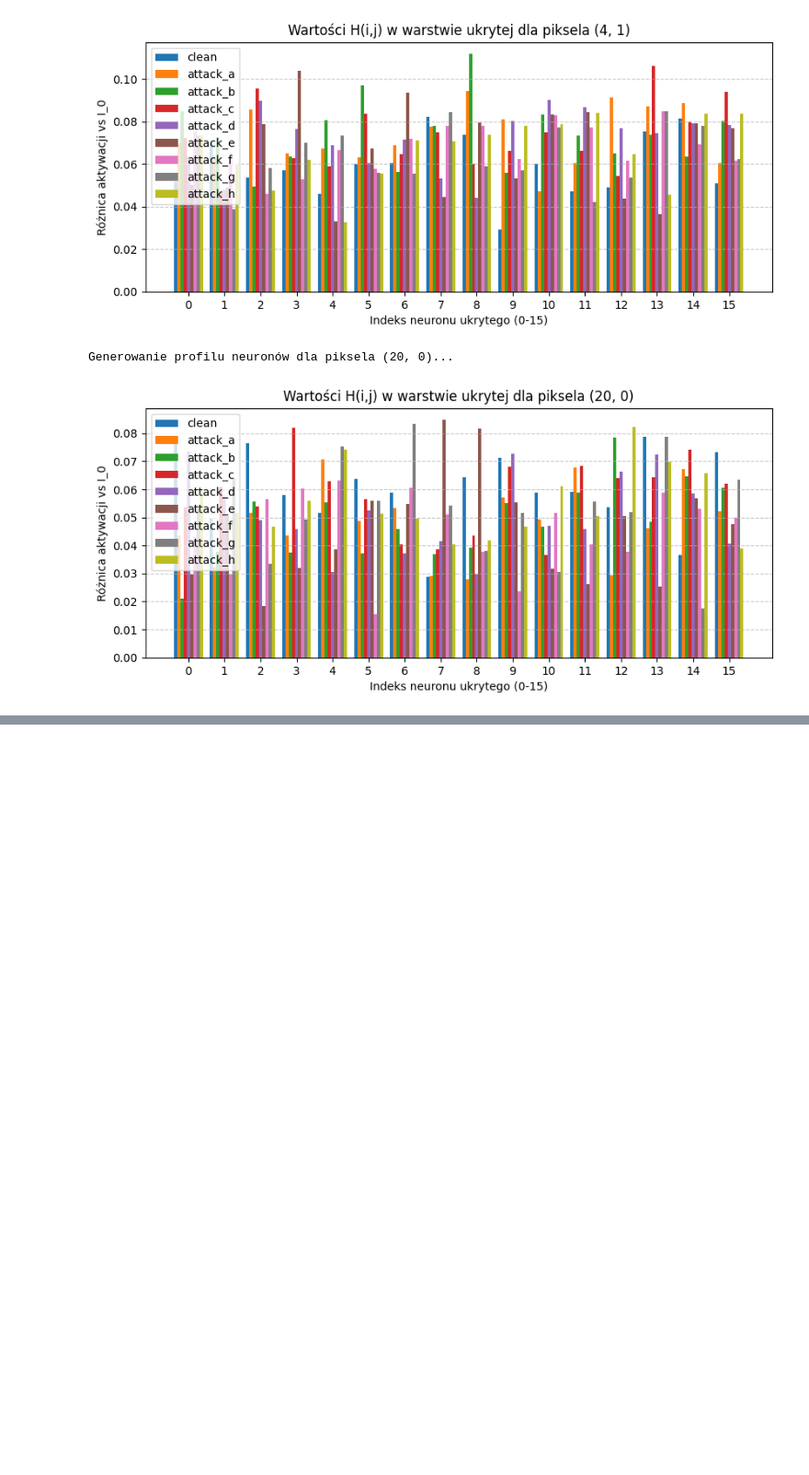
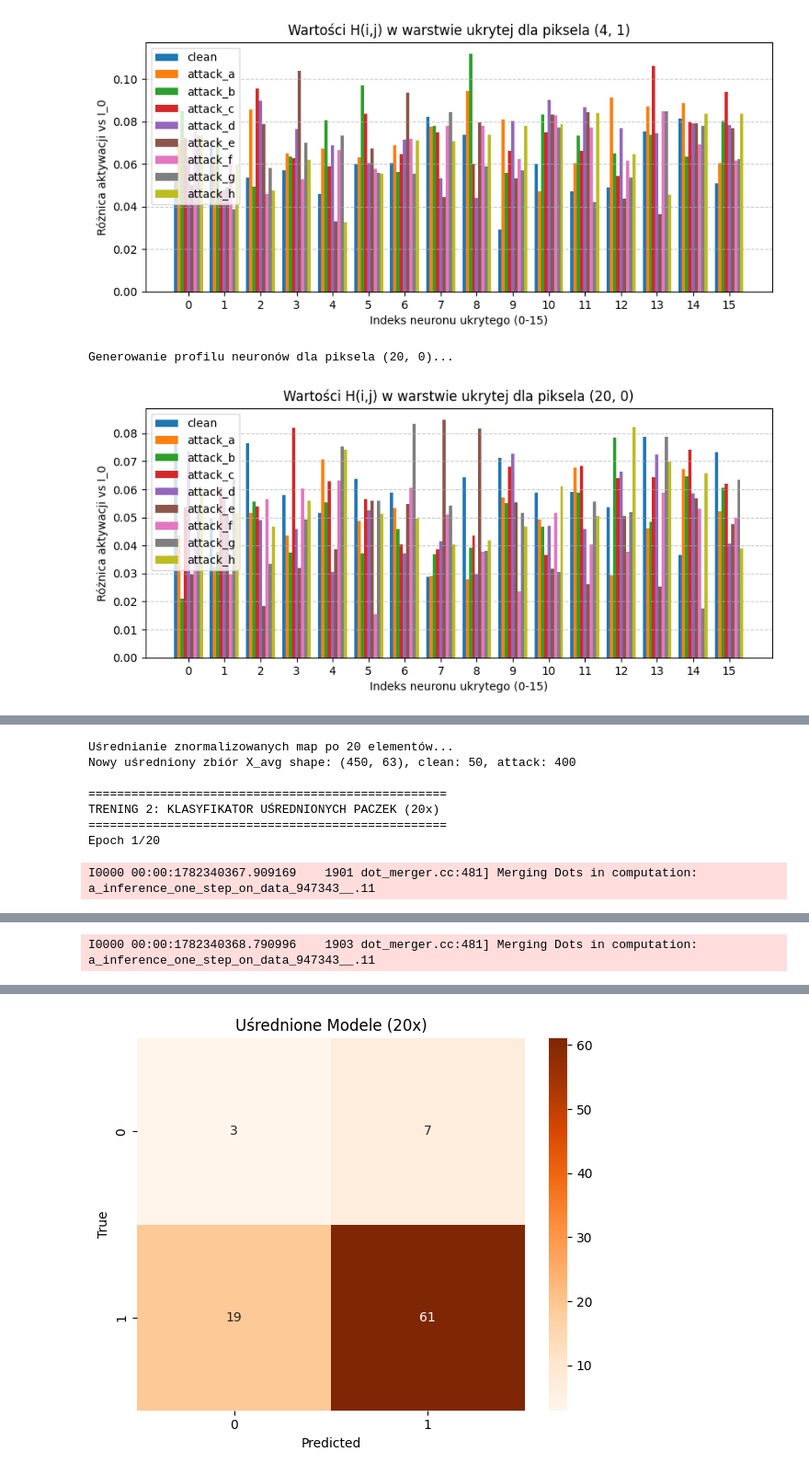
Before and after one commit to woycik/machine_learning, a Jupyter notebook: anomaly/models_verification.ipynb, the cells around one changed output, grey strips where cells are left out. Shown at 92% size. Cells and saved outputs as stored; diff of their text form; code cells hidden in the pictures; blank space fills up the shorter version.

```diff
--- a/anomaly/models_verification.ipynb
+++ b/anomaly/models_verification.ipynb
@@ -611,0 +1209,75 @@ Generowanie profilu neuronów dla piksela (20, 0)...
+# %%
+X_avg, y_avg = [], []
+CHUNK_SIZE = 20
+
+print(f"\nUśrednianie znormalizowanych map po {CHUNK_SIZE} elementów...")
+for cls in classes:
+    idx_list = [i for i, p in enumerate(paths_all) if p[0] == cls]
+    np.random.shuffle(idx_list)
+
+    for i in range(0, len(idx_list), CHUNK_SIZE):
+        chunk = idx_list[i : i + CHUNK_SIZE]
+
+        if len(chunk) < CHUNK_SIZE:
+            continue
+
+        X_avg.append(np.mean(X_h[chunk], axis=0))
+        y_avg.append(0 if cls == 'clean' else 1)
+
+X_avg = np.array(X_avg)
+y_avg = np.array(y_avg)
+
+print(f'Nowy uśredniony zbiór X_avg shape: {X_avg.shape}, clean: {(y_avg==0).sum()}, attack: {(y_avg==1).sum()}')
+
+# ==========================================
+# 8. Klasyfikator 2: Uśrednione Paczki (10x)
+# ==========================================
+print("\n" + "="*50)
+print("TRENING 2: KLASYFIKATOR UŚREDNIONYCH PACZEK (20x)")
+print("="*50)
+
+# Używamy mniejszego test_size jeśli uśrednianie drastycznie zmniejszyło zbiór danych
+test_ratio = 0.2 if len(X_avg) > 50 else 0.3
+X_train_2, X_test_2, y_train_2, y_test_2 = train_test_split(
+    X_avg, y_avg, test_size=test_ratio, random_state=42, stratify=y_avg
+)
+
+scaler_2 = StandardScaler()
+X_train_2_s = scaler_2.fit_transform(X_train_2)
+X_test_2_s  = scaler_2.transform(X_test_2)
+
+clf_avg = build_keras_classifier(X_train_2_s.shape[1])
+
+# Zmniejszamy batch_size dla uśrednionych danych (ponieważ zbiór jest 20x mniejszy)
+clf_avg.fit(
+    X_train_2_s, y_train_2,
+    validation_split=0.15,
+    epochs=20, batch_size=16,
+    callbacks=[early_stop], verbose=1
+)
+
+# Ewaluacja Uśredniona
+y_pred_probs_2 = clf_avg.predict(X_test_2_s).flatten()
+y_pred_2 = (y_pred_probs_2 >= 0.5).astype(int)
+
+print("\n--- Raport: Uśrednione Modele (20x) (H_maps L2) ---")
+print(classification_report(y_test_2, y_pred_2, target_names=['clean', 'attack']))
+
+fig, ax = plt.subplots(figsize=(6, 5))
+cm_2 = confusion_matrix(y_test_2, y_pred_2)
+sns.heatmap(cm_2, annot=True, fmt='d', cmap='Oranges', ax=ax)
+ax.set_title('Uśrednione Modele (20x)')
+ax.set_xlabel('Predicted')
+ax.set_ylabel('True')
+
+plt.tight_layout()
+plt.show()
+# %% [output]
+Uśrednianie znormalizowanych map po 20 elementów...
+Nowy uśredniony zbiór X_avg shape: (450, 63), clean: 50, attack: 400
+
+==================================================
+TRENING 2: KLASYFIKATOR UŚREDNIONYCH PACZEK (20x)
+==================================================
+Epoch 1/20
+I0000 00:00:1782340367.909169    1901 dot_merger.cc:481] Merging Dots in computation: a_inference_one_step_on_data_947343__.11
@@ -611,0 +1285 @@ Generowanie profilu neuronów dla piksela (20, 0)...
+I0000 00:00:1782340368.790996    1903 dot_merger.cc:481] Merging Dots in computation: a_inference_one_step_on_data_947343__.11
@@ -611,0 +1306 @@ Generowanie profilu neuronów dla piksela (20, 0)...
+[figure, added]
```
Also changed, not shown: parts of 14 cells of this notebook.
